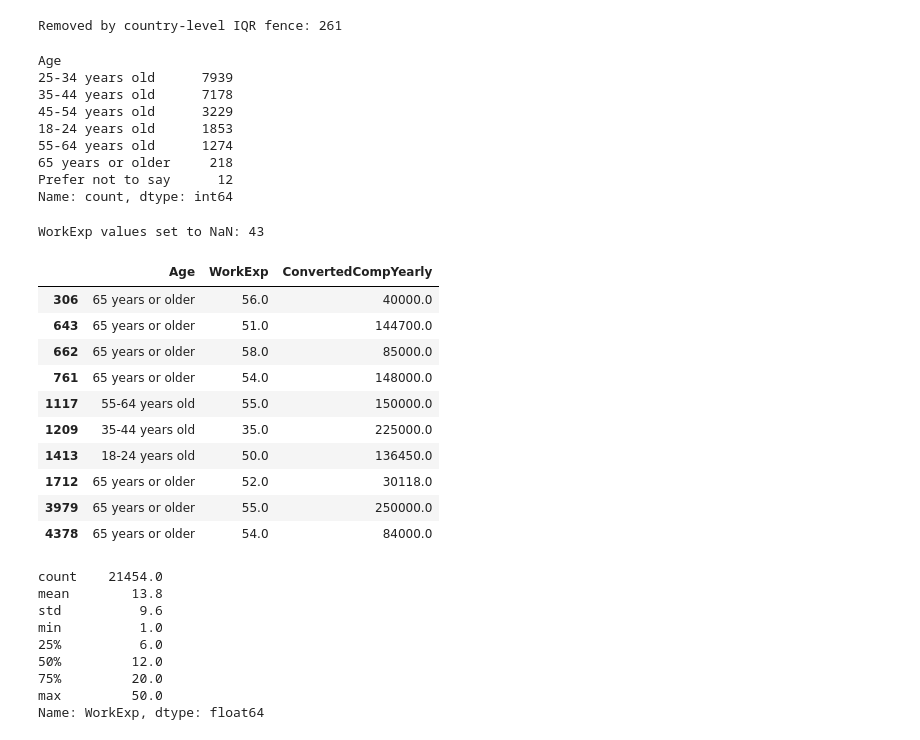
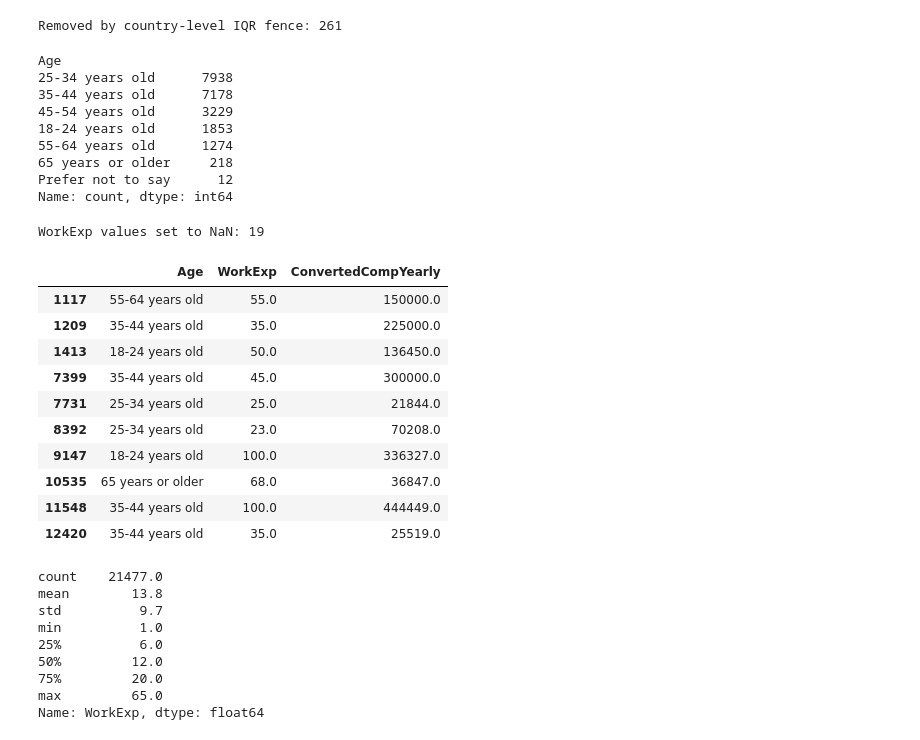
Before and after one commit to Zain-Wahbi/tech-salary-analysis, a Jupyter notebook: notebooks/03_outliers_and_validation.ipynb, the cells around one changed output. Saved outputs shown, nothing was run; the diff lists cells and outputs as text; code cells hidden in the pictures.

```diff
--- a/notebooks/03_outliers_and_validation.ipynb
+++ b/notebooks/03_outliers_and_validation.ipynb
@@ -50,6 +50,14 @@ mismatch = (df["implied_rate"] / median_rate - 1).abs() > 0.01
 
 print(f"\nRows whose rate deviates >1% from their currency's median rate: "
       f"{mismatch.sum():,} ({mismatch.mean():.2%})")
+
+print("\nExamples of inconsistent conversions:")
+display(df.loc[mismatch, ["Country", "Currency", "CompTotal", TARGET, "implied_rate"]].head(10))
+
+# Drop rows whose USD value cannot be trusted
+df = df[~mismatch].copy()
+cleaning_log.append(("Inconsistent currency conversion removed", len(df)))
+print(f"\nRows remaining: {len(df):,}")
 # %% [output]
 Top currencies and their implied USD rate:
 |  | n | median_rate | min_rate | max_rate |
@@ -186,7 +208,7 @@ Removed by country-level IQR fence: 261
 print(df["Age"].value_counts(dropna=False))
 # %% [output]
 Age
-25-34 years old      7939
+25-34 years old      7938
 35-44 years old      7178
 45-54 years old      3229
 18-24 years old      1853
@@ -195,51 +217,49 @@ Age
 Prefer not to say      12
 Name: count, dtype: int64
 # %%
-# Upper age bound of each bucket. Buckets not listed here (e.g. "65 years or older",
-# "Prefer not to say") are not checked against age.
+# Upper age bound of each bucket; the open-ended bucket "65 years or older" is capped at 80.
 AGE_UPPER = {
     "Under 18 years old": 17,
     "18-24 years old": 24,
     "25-34 years old": 34,
     "35-44 years old": 44,
     "45-54 years old": 54,
     "55-64 years old": 64,
+    "65 years or older": 80,
 }
-MIN_WORKING_AGE = 14
-MAX_REASONABLE_EXP = 50
+MIN_WORKING_AGE = 14        # nobody starts a professional career before this age
+MAX_EXP_UNKNOWN_AGE = 50    # fallback when Age is unknown ("Prefer not to say")
 
-max_exp_by_age = df["Age"].map(AGE_UPPER) - MIN_WORKING_AGE
+# Maximum possible experience for each respondent given their age bucket
+max_exp_by_age = (df["Age"].map(AGE_UPPER) - MIN_WORKING_AGE).fillna(MAX_EXP_UNKNOWN_AGE)
 
-too_much_for_age = df["WorkExp"] > max_exp_by_age          # False when age is unknown (NaN)
-too_much_overall = df["WorkExp"] > MAX_REASONABLE_EXP
-
-invalid_exp = too_much_for_age | too_much_overall
+invalid_exp = df["WorkExp"] > max_exp_by_age    # False when WorkExp is NaN
 print(f"WorkExp values set to NaN: {invalid_exp.sum():,}")
 display(df.loc[invalid_exp, ["Age", "WorkExp", TARGET]].head(10))
 
 df.loc[invalid_exp, "WorkExp"] = np.nan
 print(df["WorkExp"].describe().round(1))
 # %% [output]
-WorkExp values set to NaN: 43
+WorkExp values set to NaN: 19
 |  | Age | WorkExp | ConvertedCompYearly |
-| 306 | 65 years or older | 56.0 | 40000.0 |
-| 643 | 65 years or older | 51.0 | 144700.0 |
-| 662 | 65 years or older | 58.0 | 85000.0 |
-| 761 | 65 years or older | 54.0 | 148000.0 |
 | 1117 | 55-64 years old | 55.0 | 150000.0 |
 | 1209 | 35-44 years old | 35.0 | 225000.0 |
 | 1413 | 18-24 years old | 50.0 | 136450.0 |
-| 1712 | 65 years or older | 52.0 | 30118.0 |
-| 3979 | 65 years or older | 55.0 | 250000.0 |
-| 4378 | 65 years or older | 54.0 | 84000.0 |
+| 7399 | 35-44 years old | 45.0 | 300000.0 |
+| 7731 | 25-34 years old | 25.0 | 21844.0 |
+| 8392 | 25-34 years old | 23.0 | 70208.0 |
+| 9147 | 18-24 years old | 100.0 | 336327.0 |
+| 10535 | 65 years or older | 68.0 | 36847.0 |
+| 11548 | 35-44 years old | 100.0 | 444449.0 |
+| 12420 | 35-44 years old | 35.0 | 25519.0 |
-count    21454.0
+count    21477.0
 mean        13.8
-std          9.6
+std          9.7
 min          1.0
 25%          6.0
 50%         12.0
 75%         20.0
-max         50.0
+max         65.0
 Name: WorkExp, dtype: float64
 # %%
 fig, ax = plt.subplots(figsize=(9, 4.5))
```
Also changed, not shown: parts of 5 cells of this notebook.
